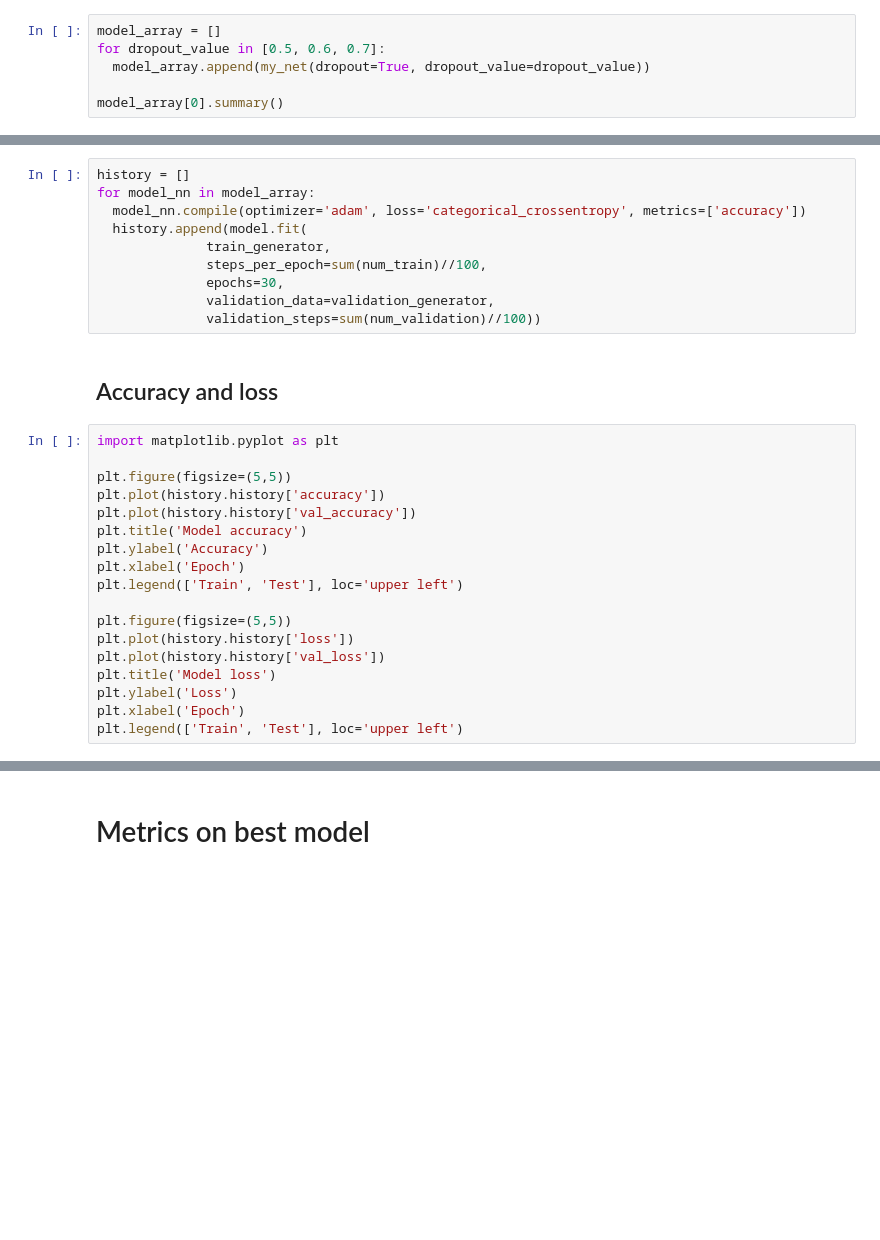
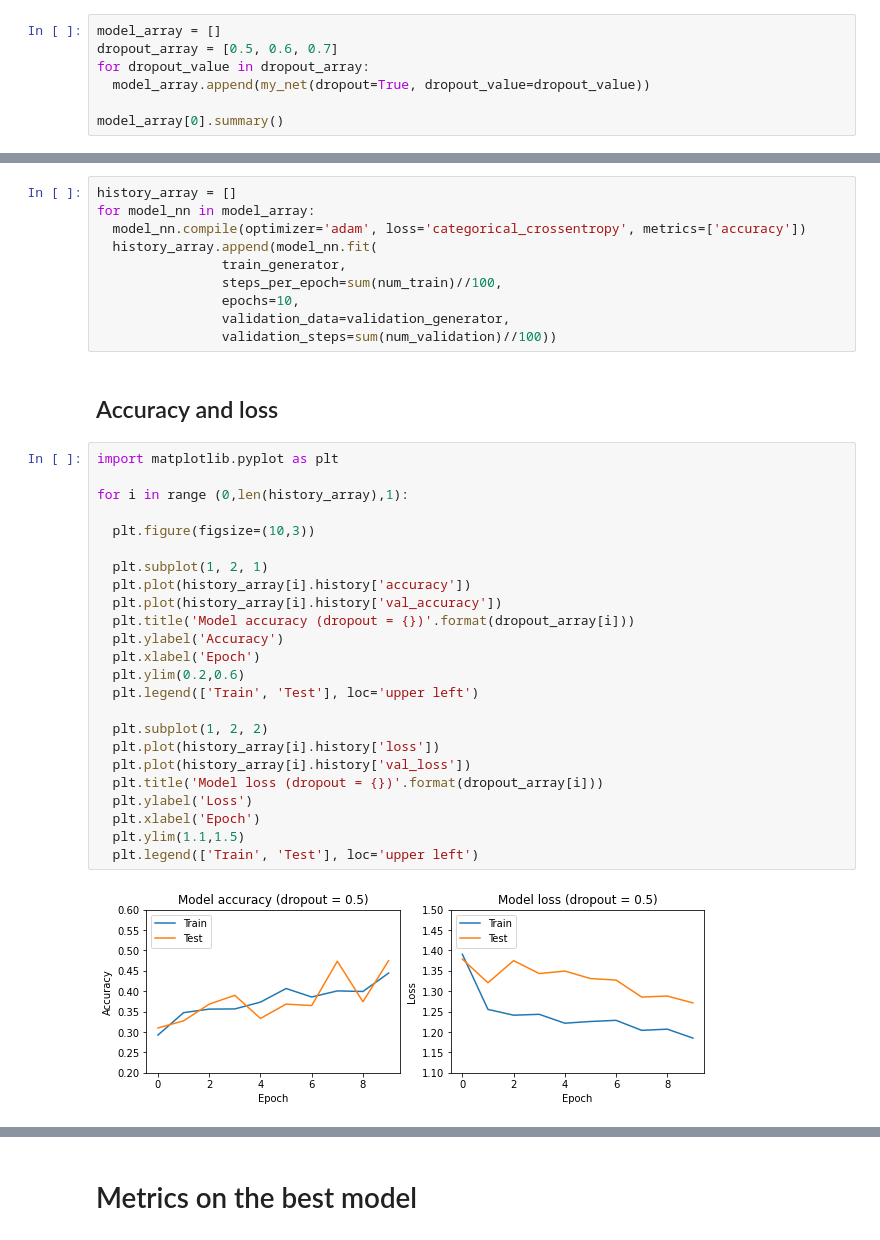
Before and after one commit to ArtemAvanesov/Roonyx-Labs, a Jupyter notebook: 5_colab.ipynb, the cells around one changed output, grey strips where cells are left out. Saved outputs shown, nothing was run; the diff lists cells and outputs as text; blank space fills up the shorter version.

```diff
--- a/5_colab.ipynb
+++ b/5_colab.ipynb
@@ -276,6 +277,7 @@ plt.legend(['Train', 'Test'], loc='upper left')
 # %%
 model_array = []
-for dropout_value in [0.5, 0.6, 0.7]:
+dropout_array = [0.5, 0.6, 0.7]
+for dropout_value in dropout_array:
   model_array.append(my_net(dropout=True, dropout_value=dropout_value))
 
 model_array[0].summary()
@@ -302,30 +304,38 @@ _________________________________________________________________
 # %%
-history = []
+history_array = []
 for model_nn in model_array:
   model_nn.compile(optimizer='adam', loss='categorical_crossentropy', metrics=['accuracy'])
-  history.append(model.fit(
-              train_generator,
-              steps_per_epoch=sum(num_train)//100,
-              epochs=30,
-              validation_data=validation_generator,
-              validation_steps=sum(num_validation)//100))
+  history_array.append(model_nn.fit(
+                train_generator,
+                steps_per_epoch=sum(num_train)//100,
+                epochs=10,
+                validation_data=validation_generator,
+                validation_steps=sum(num_validation)//100))
 # %% [markdown]
 ## Accuracy and loss
 # %%
 import matplotlib.pyplot as plt
 
-plt.figure(figsize=(5,5))
-plt.plot(history.history['accuracy'])
-plt.plot(history.history['val_accuracy'])
-plt.title('Model accuracy')
-plt.ylabel('Accuracy')
-plt.xlabel('Epoch')
-plt.legend(['Train', 'Test'], loc='upper left')
+for i in range (0,len(history_array),1):
 
-plt.figure(figsize=(5,5))
-plt.plot(history.history['loss'])
-plt.plot(history.history['val_loss'])
-plt.title('Model loss')
-plt.ylabel('Loss')
-plt.xlabel('Epoch')
-plt.legend(['Train', 'Test'], loc='upper left')
+  plt.figure(figsize=(10,3))
+
+  plt.subplot(1, 2, 1)
+  plt.plot(history_array[i].history['accuracy'])
+  plt.plot(history_array[i].history['val_accuracy'])
+  plt.title('Model accuracy (dropout = {})'.format(dropout_array[i]))
+  plt.ylabel('Accuracy')
+  plt.xlabel('Epoch')
+  plt.ylim(0.2,0.6)
+  plt.legend(['Train', 'Test'], loc='upper left')
+
+  plt.subplot(1, 2, 2)
+  plt.plot(history_array[i].history['loss'])
+  plt.plot(history_array[i].history['val_loss'])
+  plt.title('Model loss (dropout = {})'.format(dropout_array[i]))
+  plt.ylabel('Loss')
+  plt.xlabel('Epoch')
+  plt.ylim(1.1,1.5)
+  plt.legend(['Train', 'Test'], loc='upper left')
+# %% [output]
+[figure, added]
@@ -332,3 +344,3 @@ plt.legend(['Train', 'Test'], loc='upper left')
 # %% [markdown]
-# Metrics on best model
+# Metrics on the best model
 # %%
```
Also changed, not shown: parts of 19 cells of this notebook.
